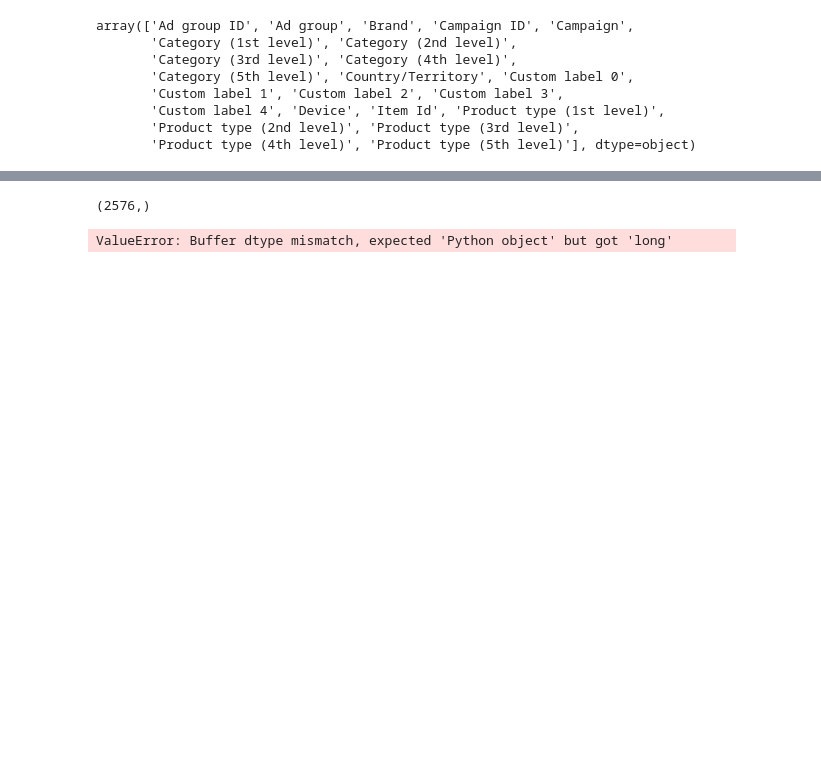
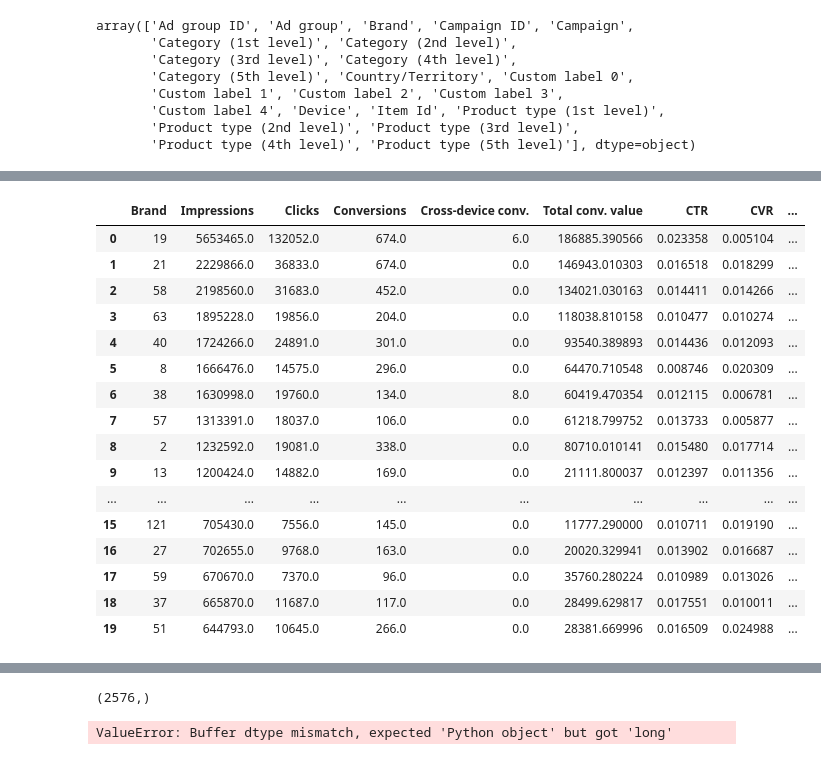
Before and after one commit to seanv507/crea, a Jupyter notebook: crealytics.ipynb, the cells around one changed output, grey strips where cells are left out. Cells and saved outputs as stored; diff of their text form; code cells hidden in the pictures; blank space fills up the shorter version.

```diff
--- a/crealytics.ipynb
+++ b/crealytics.ipynb
@@ -33,0 +235,28 @@ OSError: [Errno 12] Cannot allocate memory
+# %%
+ll=lookups_df1.xs('Brand').id
+# %%
+a2=a1.head(20).copy()
+# %%
+a3=a2.reset_index()
+# %%
+a3['Brand_name']=a3['Brand'].map(ll)
+# %%
+a3
+# %% [output]
+|  | Brand | Impressions | Clicks | Conversions | Cross-device conv. | Total conv. value | CTR | CVR | ... |
+| 0 | 19 | 5653465.0 | 132052.0 | 674.0 | 6.0 | 186885.390566 | 0.023358 | 0.005104 | ... |
+| 1 | 21 | 2229866.0 | 36833.0 | 674.0 | 0.0 | 146943.010303 | 0.016518 | 0.018299 | ... |
+| 2 | 58 | 2198560.0 | 31683.0 | 452.0 | 0.0 | 134021.030163 | 0.014411 | 0.014266 | ... |
+| 3 | 63 | 1895228.0 | 19856.0 | 204.0 | 0.0 | 118038.810158 | 0.010477 | 0.010274 | ... |
+| 4 | 40 | 1724266.0 | 24891.0 | 301.0 | 0.0 | 93540.389893 | 0.014436 | 0.012093 | ... |
+| 5 | 8 | 1666476.0 | 14575.0 | 296.0 | 0.0 | 64470.710548 | 0.008746 | 0.020309 | ... |
+| 6 | 38 | 1630998.0 | 19760.0 | 134.0 | 8.0 | 60419.470354 | 0.012115 | 0.006781 | ... |
+| 7 | 57 | 1313391.0 | 18037.0 | 106.0 | 0.0 | 61218.799752 | 0.013733 | 0.005877 | ... |
+| 8 | 2 | 1232592.0 | 19081.0 | 338.0 | 0.0 | 80710.010141 | 0.015480 | 0.017714 | ... |
+| 9 | 13 | 1200424.0 | 14882.0 | 169.0 | 0.0 | 21111.800037 | 0.012397 | 0.011356 | ... |
+| ... | ... | ... | ... | ... | ... | ... | ... | ... | ... |
+| 15 | 121 | 705430.0 | 7556.0 | 145.0 | 0.0 | 11777.290000 | 0.010711 | 0.019190 | ... |
+| 16 | 27 | 702655.0 | 9768.0 | 163.0 | 0.0 | 20020.329941 | 0.013902 | 0.016687 | ... |
+| 17 | 59 | 670670.0 | 7370.0 | 96.0 | 0.0 | 35760.280224 | 0.010989 | 0.013026 | ... |
+| 18 | 37 | 665870.0 | 11687.0 | 117.0 | 0.0 | 28499.629817 | 0.017551 | 0.010011 | ... |
+| 19 | 51 | 644793.0 | 10645.0 | 266.0 | 0.0 | 28381.669996 | 0.016509 | 0.024988 | ... |
```
Also changed, not shown: parts of 52 cells of this notebook.
